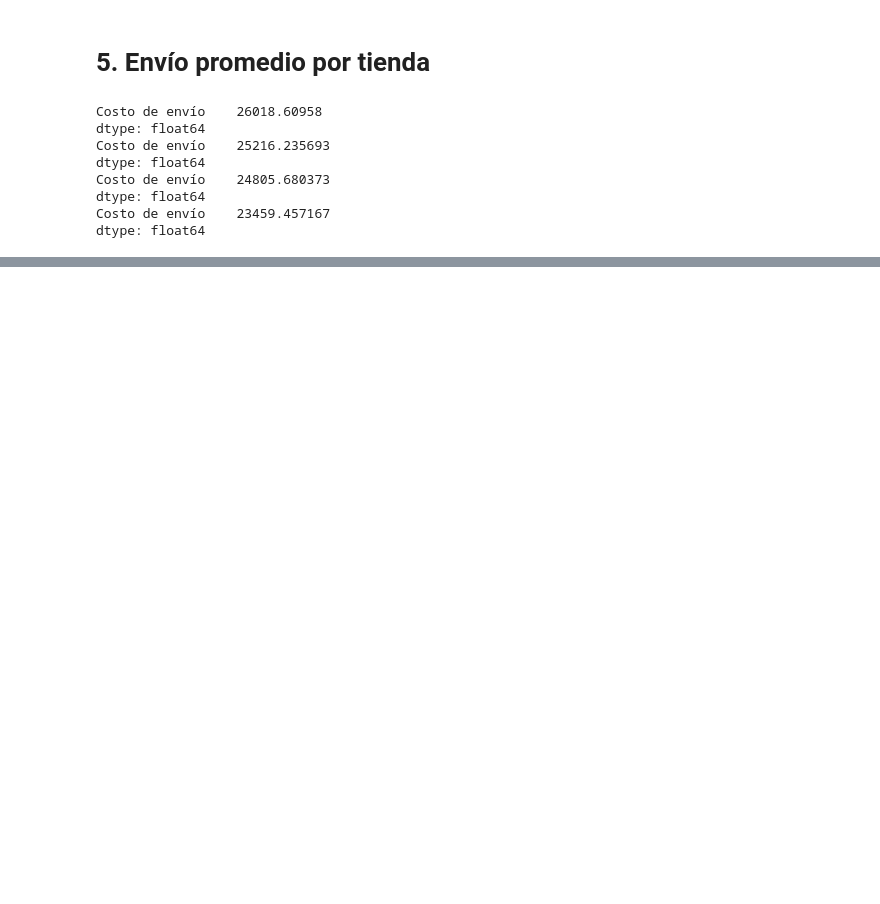
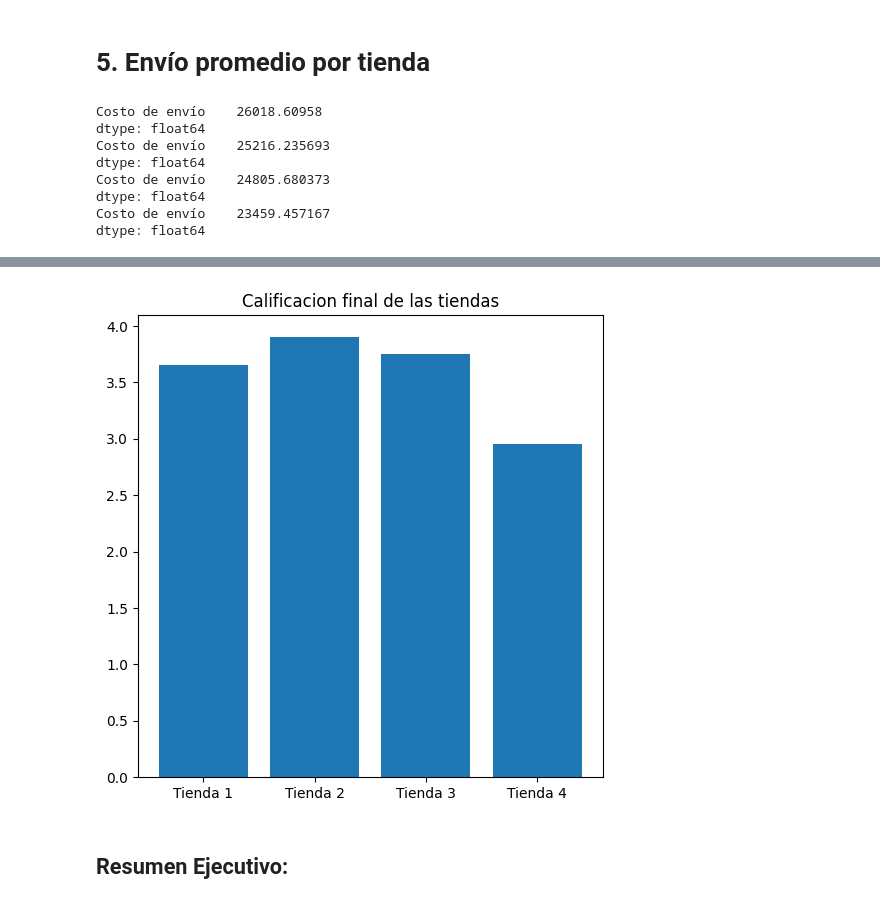
Before and after one commit to SebasOspina-montoya/Desafio-tiendas-alura, a Jupyter notebook: AluraStoreLatam.ipynb, the cells around one changed output, grey strips where cells are left out. Saved outputs shown, nothing was run; the diff lists cells and outputs as text; code cells hidden in the pictures; blank space fills up the shorter version.

```diff
--- a/AluraStoreLatam.ipynb
+++ b/AluraStoreLatam.ipynb
@@ -153,0 +183,20 @@ dtype: float64
+# %%
+tiendas = ['Tienda 1', 'Tienda 2', 'Tienda 3', 'Tienda 4']
+
+analisis_de_facturacion = [5,4,3,2]
+ventas_por_categoria = [2,5,4,3]
+calificacion_promedio = [2,4,5,3]
+productos_mas_y_menos_vendidos = [5,5,5,4]
+envio_promedio_por_tienda = [2,3,4,5]
+
+tabla_calificacion = {
+    'Analisis de facturacion': analisis_de_facturacion,
+    'Ventas por categoria': ventas_por_categoria,
+    'Calificacion promedio de la tienda': calificacion_promedio,
+    'Productos mas y menos vendidos': productos_mas_y_menos_vendidos,
+    'Envio promedio por tienda': envio_promedio_por_tienda,
+
+    }
+
+df = pd.DataFrame(tabla_calificacion, index=tiendas)
+df
@@ -153,0 +216,3 @@ dtype: float64
+# %%
+df['Calificacion Final'] = df.mul(pesos).sum(axis=1)
+df
@@ -153,0 +225,10 @@ dtype: float64
+# %%
+plt.figure(figsize=(6,6))
+plt.linestyle = 'dotted'
+plt.bar(df.index, df['Calificacion Final'])
+plt.title("Calificacion final de las tiendas")
+plt.show()
+# %% [output]
+[figure, added]
+# %% [markdown]
+## Resumen Ejecutivo:
```
Also changed, not shown: parts of 8 cells of this notebook.
